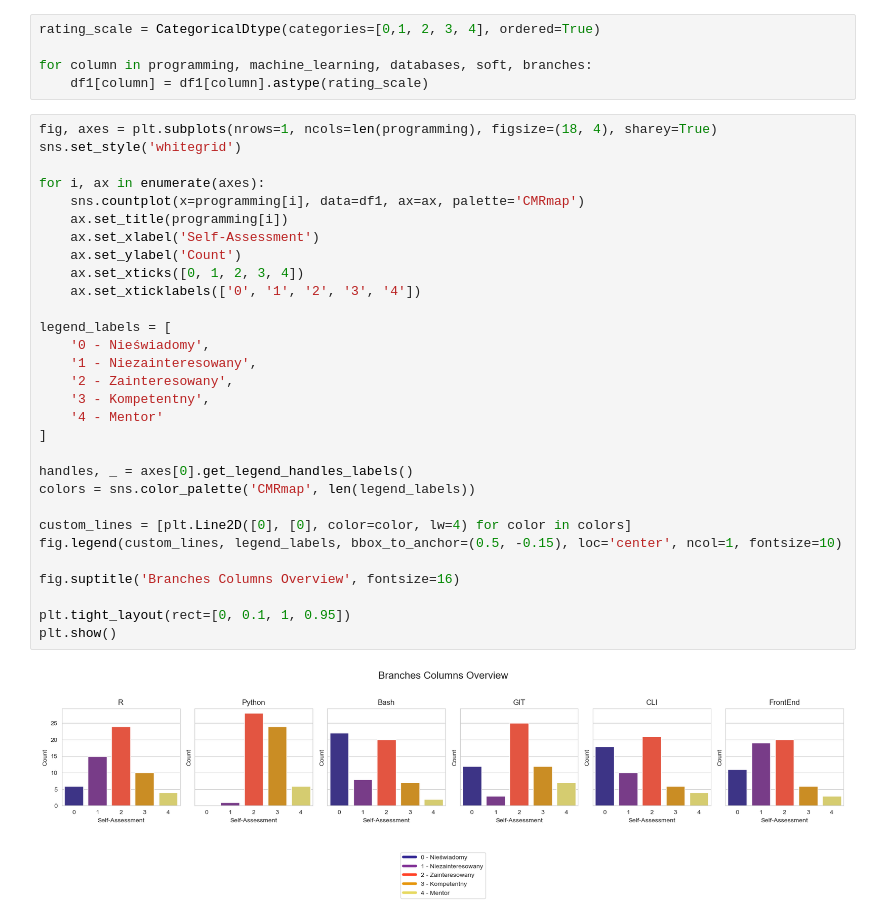
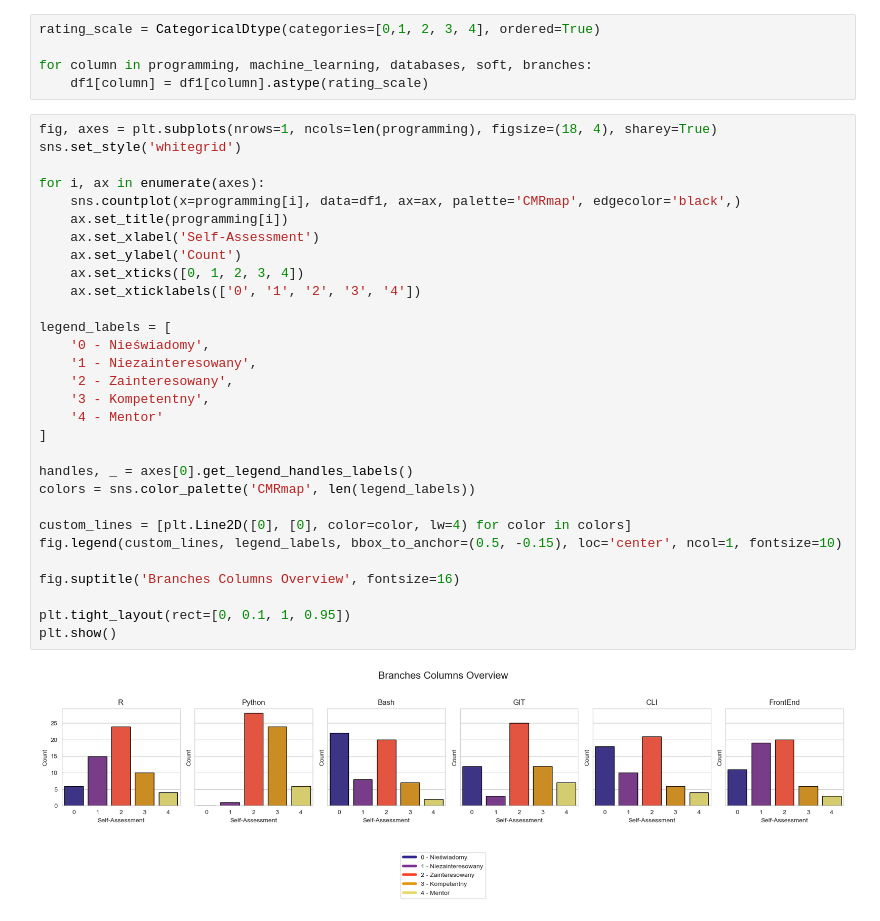
Before and after one commit to Mghd269/DMI-Project, a Jupyter notebook: notebooks/02_eda.ipynb, the cells around one changed output. Cells and saved outputs as stored; diff of their text form.

```diff
--- a/notebooks/02_eda.ipynb
+++ b/notebooks/02_eda.ipynb
@@ -172,35 +172,35 @@ for column in programming, machine_learning, databases, soft, branches:
 # %%
 fig, axes = plt.subplots(nrows=1, ncols=len(programming), figsize=(18, 4), sharey=True)
 sns.set_style('whitegrid')
 
 for i, ax in enumerate(axes):
-    sns.countplot(x=programming[i], data=df1, ax=ax, palette='CMRmap')
+    sns.countplot(x=programming[i], data=df1, ax=ax, palette='CMRmap', edgecolor='black',)
     ax.set_title(programming[i])
     ax.set_xlabel('Self-Assessment')
     ax.set_ylabel('Count')
     ax.set_xticks([0, 1, 2, 3, 4])
     ax.set_xticklabels(['0', '1', '2', '3', '4'])
 
 legend_labels = [
     '0 - Nieświadomy',
     '1 - Niezainteresowany',
     '2 - Zainteresowany',
     '3 - Kompetentny',
     '4 - Mentor'
 ]
 
 handles, _ = axes[0].get_legend_handles_labels()
 colors = sns.color_palette('CMRmap', len(legend_labels))
 
 custom_lines = [plt.Line2D([0], [0], color=color, lw=4) for color in colors]
 fig.legend(custom_lines, legend_labels, bbox_to_anchor=(0.5, -0.15), loc='center', ncol=1, fontsize=10)
 
 fig.suptitle('Branches Columns Overview', fontsize=16)
 
 plt.tight_layout(rect=[0, 0.1, 1, 0.95])
 plt.show()
 # %% [output]
-[figure, old version]
+[figure, new version]
 # %%
 fig, axes = plt.subplots(nrows=1, ncols=len(machine_learning), figsize=(18, 4), sharey=True)
 sns.set_style('whitegrid')
```
Also changed, not shown: parts of 4 cells of this notebook.
